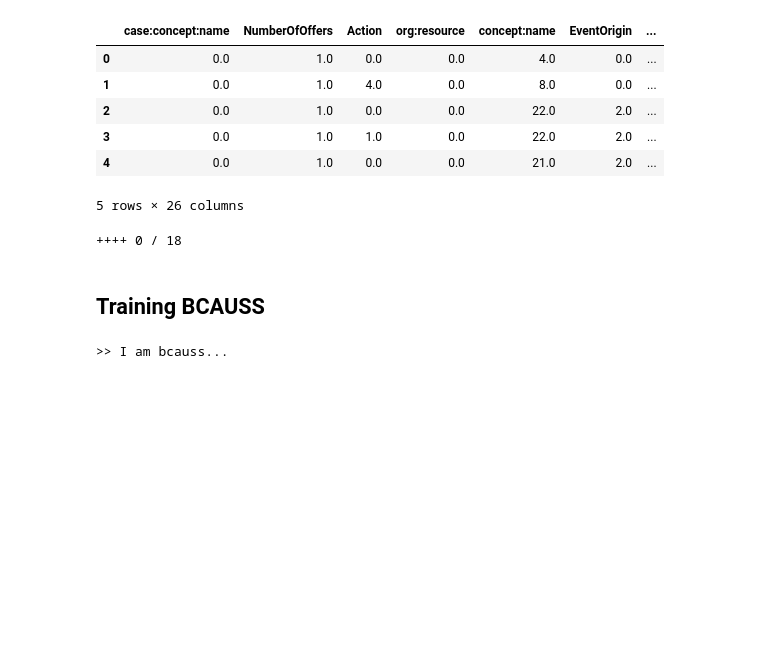
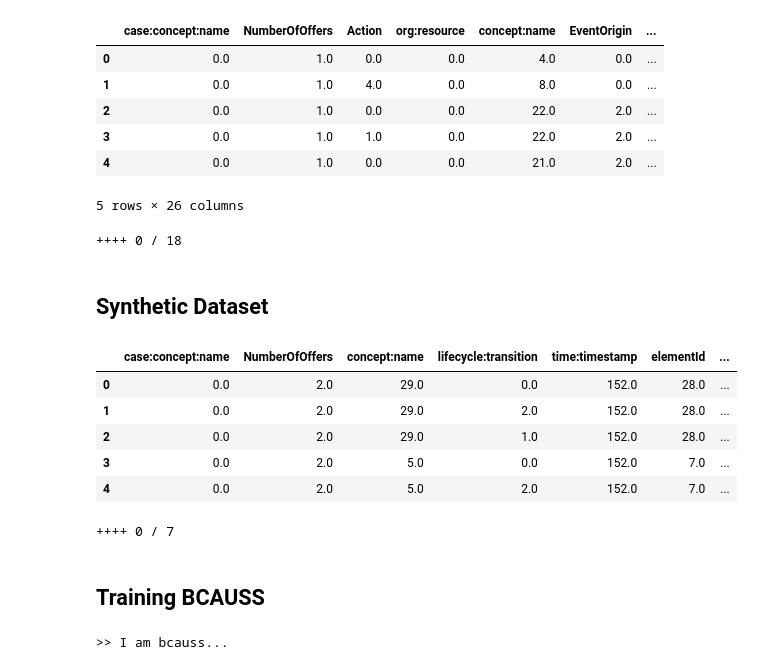
Before and after one commit to Mals77/master-thesis, a Jupyter notebook: bcauss-nn.ipynb, the cells around one changed output. Saved outputs shown, nothing was run; the diff lists cells and outputs as text; code cells hidden in the pictures; blank space fills up the shorter version.

```diff
--- a/bcauss-nn.ipynb
+++ b/bcauss-nn.ipynb
@@ -657,3 +651,18 @@ t_tr, y_tr, x_tr = T_tr, Y_tr, X_tr
 t_te, y_te, x_te = T_te, Y_te, X_te
 # %% [output]
 ++++ 0 / 18
+# %% [markdown]
+## Synthetic Dataset
+# %%
+df_synth = pd.read_csv("synthetic_dataset.csv")
+synthetic_features = ['NumberOfOffers', 'concept:name',
+       'lifecycle:transition', 'time:timestamp', 'elementId', 'resourceId',
+       'weekdayApplication', 'timeApplication']
+df_synth.head()
+# %% [output]
+|  | case:concept:name | NumberOfOffers | concept:name | lifecycle:transition | time:timestamp | elementId | ... |
+| 0 | 0.0 | 2.0 | 29.0 | 0.0 | 152.0 | 28.0 | ... |
+| 1 | 0.0 | 2.0 | 29.0 | 2.0 | 152.0 | 28.0 | ... |
+| 2 | 0.0 | 2.0 | 29.0 | 1.0 | 152.0 | 28.0 | ... |
+| 3 | 0.0 | 2.0 | 5.0 | 0.0 | 152.0 | 7.0 | ... |
+| 4 | 0.0 | 2.0 | 5.0 | 2.0 | 152.0 | 7.0 | ... |
@@ -660,3 +686,35 @@ t_te, y_te, x_te = T_te, Y_te, X_te
+# %%
+# Split data to training and testing samples for model validation (next section)
+df_synth_train, df_synth_test = train_test_split(df_synth, test_size=0.2, random_state=11101)
+
+synth_treatment=df_synth_train['treatment']
+synth_X = df_synth_train[synthetic_features]
+synth_y=df_synth_train['treatmentSuccess']
+
+synth_treatment_test=df_synth_test['treatment']
+synth_X_test = df_synth_test[synthetic_features]
+synth_y_test=df_synth_test['treatmentSuccess']
+
+
+synth_X_tr    = df_synth_train[synthetic_features].values
+synth_T_tr    = df_synth_train['treatment'].values
+synth_Y_tr    = df_synth_train['treatmentSuccess'].values
+
+synth_X_te    = df_synth_test[synthetic_features].values
+synth_T_te    = df_synth_test['treatment'].values
+synth_Y_te    = df_synth_test['treatmentSuccess'].values
+
+X = np.concatenate([synth_X_tr,synth_X_te],axis=0)
+T = np.concatenate([synth_T_tr,synth_T_te],axis=0)
+Y = np.concatenate([synth_Y_tr,synth_Y_te],axis=0)
+
+idx=0
+print("++++",idx,"/",synth_X_tr.shape[-1]-1)
+
+synth_t_tr, synth_y_tr, synth_x_tr = synth_T_tr, synth_Y_tr, synth_X_tr
+synth_t_te, synth_y_te, synth_x_te = synth_T_te, synth_Y_te, synth_X_te
+# %% [output]
+++++ 0 / 7
 # %% [markdown]
 ## Training BCAUSS
 # %%
```
Also changed, not shown: parts of 14 cells of this notebook, 13 other files.
